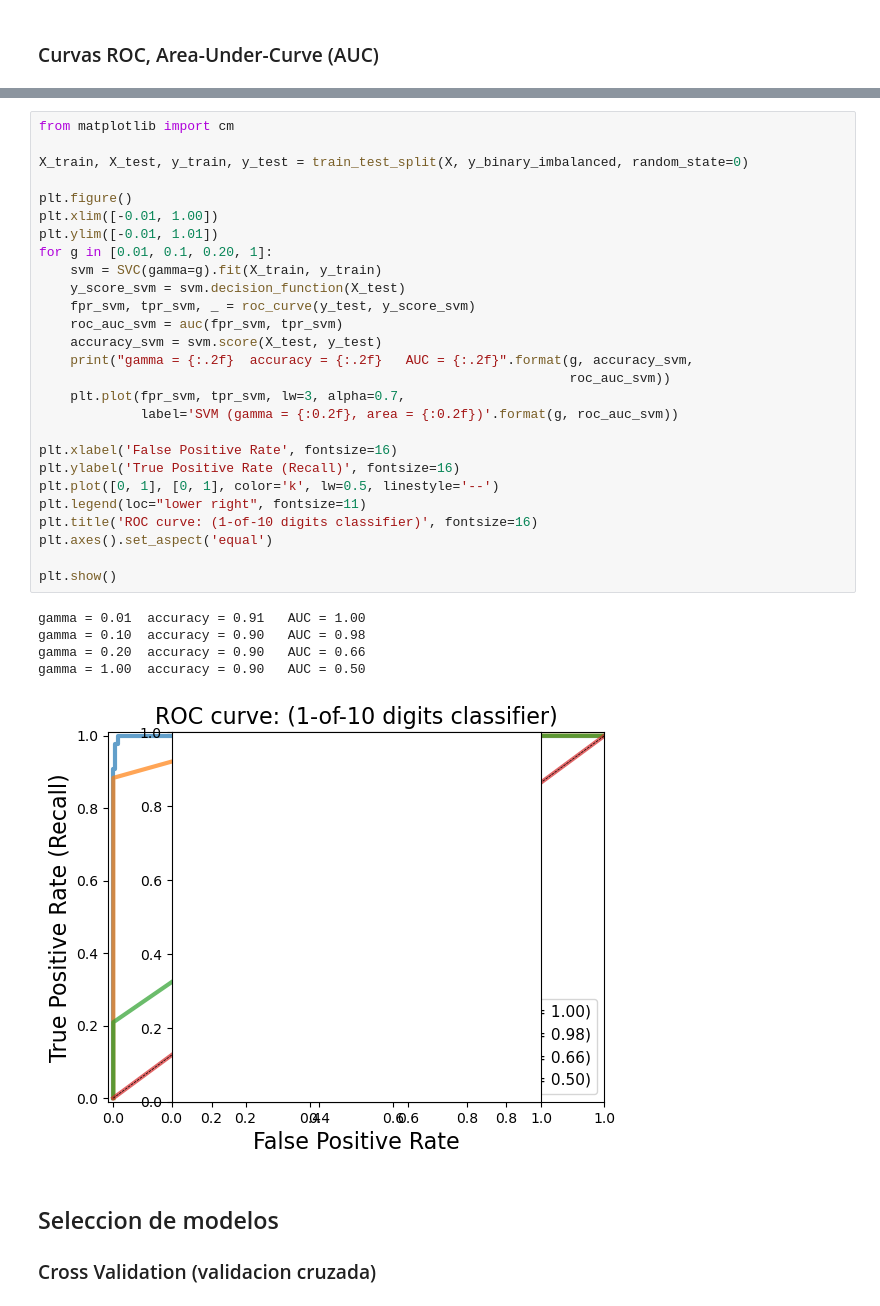
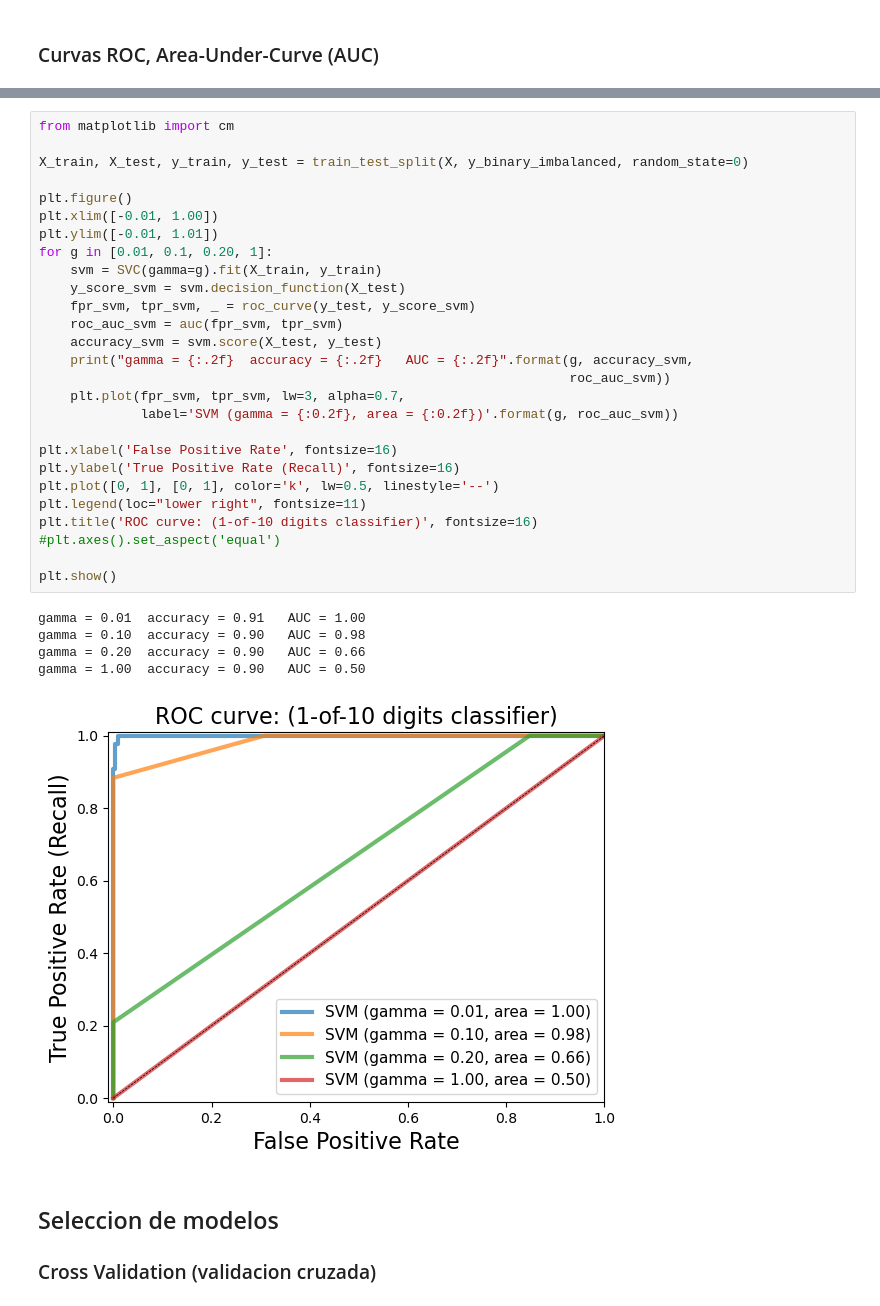
Before and after one commit to vmoprojs/MLPython, a Jupyter notebook: _build/jupyter_execute/Evaluacion.ipynb, the cells around one changed output, grey strips where cells are left out. Cells and saved outputs as stored; diff of their text form.

```diff
--- a/_build/jupyter_execute/Evaluacion.ipynb
+++ b/_build/jupyter_execute/Evaluacion.ipynb
@@ -223,35 +223,35 @@ Please also refer to the documentation for alternative solver options:
 from matplotlib import cm
 
 X_train, X_test, y_train, y_test = train_test_split(X, y_binary_imbalanced, random_state=0)
 
 plt.figure()
 plt.xlim([-0.01, 1.00])
 plt.ylim([-0.01, 1.01])
 for g in [0.01, 0.1, 0.20, 1]:
     svm = SVC(gamma=g).fit(X_train, y_train)
     y_score_svm = svm.decision_function(X_test)
     fpr_svm, tpr_svm, _ = roc_curve(y_test, y_score_svm)
     roc_auc_svm = auc(fpr_svm, tpr_svm)
     accuracy_svm = svm.score(X_test, y_test)
     print("gamma = {:.2f}  accuracy = {:.2f}   AUC = {:.2f}".format(g, accuracy_svm,
                                                                     roc_auc_svm))
     plt.plot(fpr_svm, tpr_svm, lw=3, alpha=0.7,
              label='SVM (gamma = {:0.2f}, area = {:0.2f})'.format(g, roc_auc_svm))
 
 plt.xlabel('False Positive Rate', fontsize=16)
 plt.ylabel('True Positive Rate (Recall)', fontsize=16)
 plt.plot([0, 1], [0, 1], color='k', lw=0.5, linestyle='--')
 plt.legend(loc="lower right", fontsize=11)
 plt.title('ROC curve: (1-of-10 digits classifier)', fontsize=16)
-plt.axes().set_aspect('equal')
+#plt.axes().set_aspect('equal')
 
 plt.show()
 # %% [output]
 gamma = 0.01  accuracy = 0.91   AUC = 1.00
 gamma = 0.10  accuracy = 0.90   AUC = 0.98
 gamma = 0.20  accuracy = 0.90   AUC = 0.66
 gamma = 1.00  accuracy = 0.90   AUC = 0.50
-[figure, old version]
+[figure, new version]
 # %% [markdown]
 ## Seleccion de modelos
 
```
Also changed, not shown: parts of 6 cells of this notebook, 18 other files.
